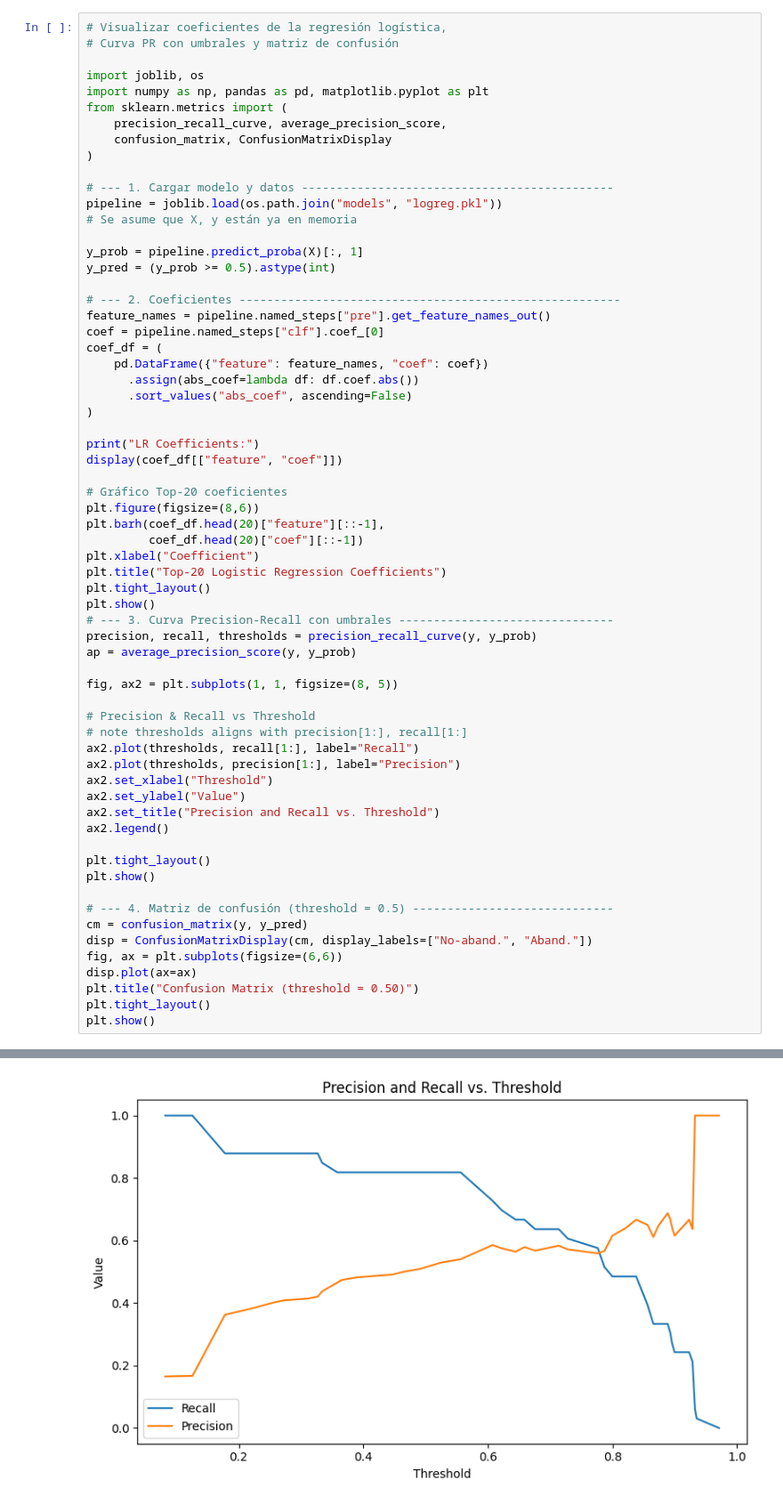
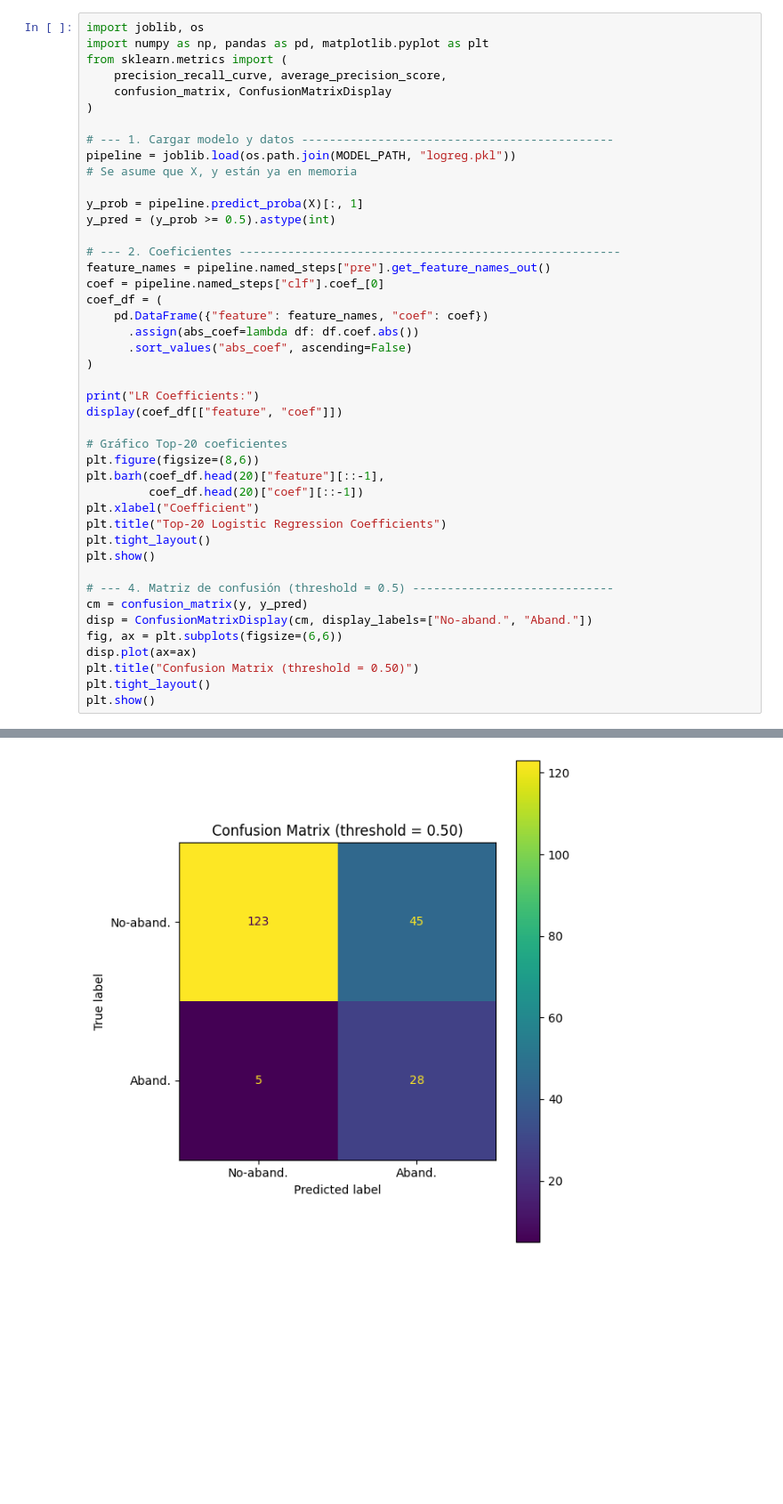
Before and after one commit to Cmanzano03/TFG_cmi_Moodle, a Jupyter notebook: notebooks/Modelado/modelado_v1.2.ipynb, the cells around one changed output, grey strips where cells are left out. Shown: that part at 89% size. Saved outputs shown, nothing was run; the diff lists cells and outputs as text; blank space fills up the shorter version.

```diff
--- a/notebooks/Modelado/modelado_v1.2.ipynb
+++ b/notebooks/Modelado/modelado_v1.2.ipynb
@@ -313,7 +226,4 @@ Quizás sea bueno estudiar la curva pr para ver si modificando el umbral se podr
 # %%
-# Visualizar coeficientes de la regresión logística,
-# Curva PR con umbrales y matriz de confusión
-
 import joblib, os
 import numpy as np, pandas as pd, matplotlib.pyplot as plt
 from sklearn.metrics import (
@@ -322,7 +232,7 @@ from sklearn.metrics import (
 )
 
 # --- 1. Cargar modelo y datos ---------------------------------------------
-pipeline = joblib.load(os.path.join("models", "logreg.pkl"))
+pipeline = joblib.load(os.path.join(MODEL_PATH, "logreg.pkl"))
 # Se asume que X, y están ya en memoria
 
 y_prob = pipeline.predict_proba(X)[:, 1]
@@ -348,23 +258,6 @@ plt.xlabel("Coefficient")
 plt.title("Top‑20 Logistic Regression Coefficients")
 plt.tight_layout()
 plt.show()
-# --- 3. Curva Precision‑Recall con umbrales -------------------------------
-precision, recall, thresholds = precision_recall_curve(y, y_prob)
-ap = average_precision_score(y, y_prob)
-
-fig, ax2 = plt.subplots(1, 1, figsize=(8, 5))
-
-# Precision & Recall vs Threshold
-# note thresholds aligns with precision[1:], recall[1:]
-ax2.plot(thresholds, recall[1:], label="Recall")
-ax2.plot(thresholds, precision[1:], label="Precision")
-ax2.set_xlabel("Threshold")
-ax2.set_ylabel("Value")
-ax2.set_title("Precision and Recall vs. Threshold")
-ax2.legend()
-
-plt.tight_layout()
-plt.show()
 
 # --- 4. Matriz de confusión (threshold = 0.5) -----------------------------
 cm = confusion_matrix(y, y_pred)
@@ -389 +282 @@ LR Coefficients:
-[figure, old version]
+[figure, new version]
```
Also changed, not shown: parts of 21 cells of this notebook, 17 other files.
